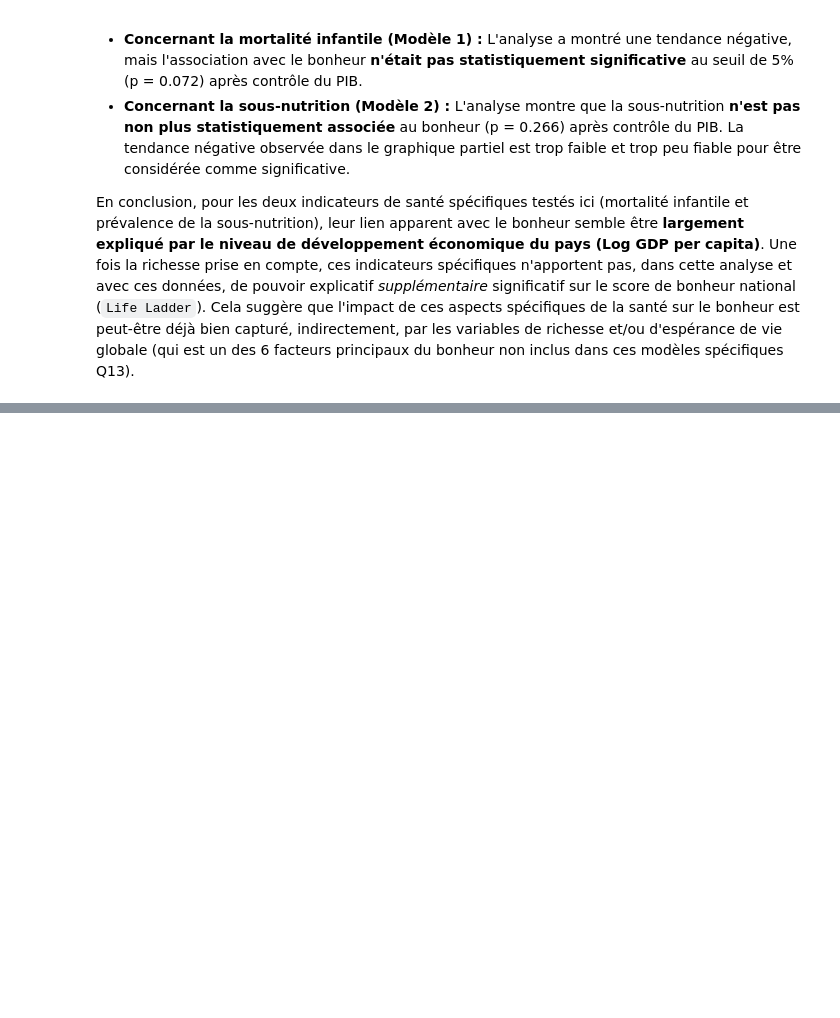
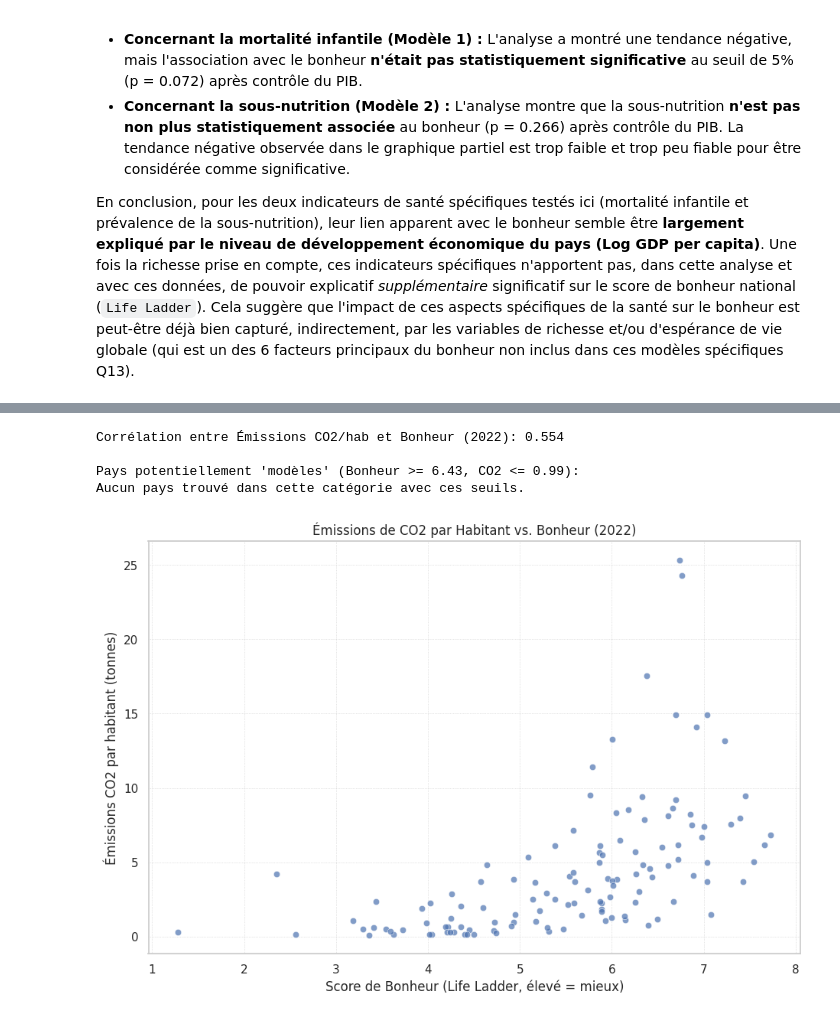
Before and after one commit to Rayane0001/world-happiness-analysis, a Jupyter notebook: analyse_rayane.ipynb, the cells around one changed output, grey strips where cells are left out. Saved outputs shown, nothing was run; the diff lists cells and outputs as text; code cells hidden in the pictures; blank space fills up the shorter version.

```diff
--- a/analyse_rayane.ipynb
+++ b/analyse_rayane.ipynb
@@ -1840,0 +1949,45 @@ En conclusion, pour les deux indicateurs de santé spécifiques testés ici (mor
+# %%
+# --- Visualisation 2 : Émissions CO2 vs Bonheur (Life Ladder) ---
+
+if q14_data_ready and df_q14_analysis is not None:
+
+    # Calcul corrélation
+    corr_co2_ll = df_q14_analysis[['CO2_per_capita', 'Life Ladder']].corr().iloc[0, 1]
+    print(f"\nCorrélation entre Émissions CO2/hab et Bonheur ({analysis_year}): {corr_co2_ll:.3f}")
+
+    # Visualisation
+    plt.figure(figsize=(11, 7))
+    sns.scatterplot(data=df_q14_analysis, x='Life Ladder', y='CO2_per_capita', alpha=0.7)
+
+    # Identifier et annoter les pays "modèles" potentiels (ex: Bonheur élevé / CO2 faible)
+    # Définir les seuils (ex: quartile supérieur pour Bonheur, quartile inférieur pour CO2)
+    ll_q3 = df_q14_analysis['Life Ladder'].quantile(0.75)
+    # co2_q1 est déjà défini dans la cellule précédente
+
+    models_ll = df_q14_analysis[(df_q14_analysis['Life Ladder'] >= ll_q3) & (df_q14_analysis['CO2_per_capita'] <= co2_q1)]
+    print(f"\nPays potentiellement 'modèles' (Bonheur >= {ll_q3:.2f}, CO2 <= {co2_q1:.2f}):")
+    if not models_ll.empty:
+        print(models_ll['Country'].tolist())
+        for i, row in models_ll.iterrows():
+             plt.text(row['Life Ladder'] + 0.05, row['CO2_per_capita'], row['Country'], fontsize=9, color='green')
+    else:
+        print("Aucun pays trouvé dans cette catégorie avec ces seuils.")
+
+    # Optionnel: Annoter aussi les "pires" (faible Bonheur, haut CO2)
+
+    plt.title(f'Émissions de CO2 par Habitant vs. Bonheur ({analysis_year})')
+    plt.xlabel('Score de Bonheur (Life Ladder, élevé = mieux)')
+    plt.ylabel('Émissions CO2 par habitant (tonnes)')
+    plt.grid(True, linestyle=':', linewidth=0.5)
+    # Optionnel: mettre l'axe Y en log
+    # plt.yscale('log')
+    plt.show()
+
+else:
+    print("Données non disponibles pour l'analyse CO2 vs Bonheur.")
+# %% [output]
+Corrélation entre Émissions CO2/hab et Bonheur (2022): 0.554
+
+Pays potentiellement 'modèles' (Bonheur >= 6.43, CO2 <= 0.99):
+Aucun pays trouvé dans cette catégorie avec ces seuils.
+[figure, added]
```
Also changed, not shown: parts of 8 cells of this notebook.
